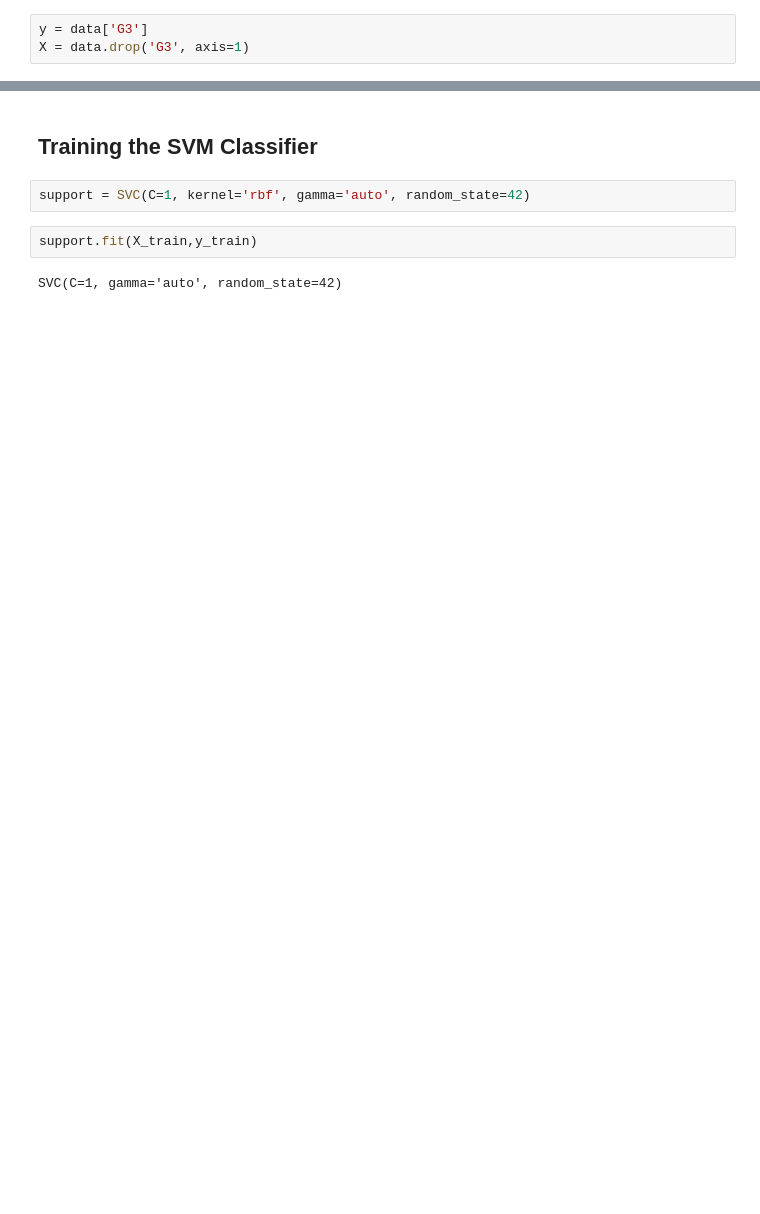
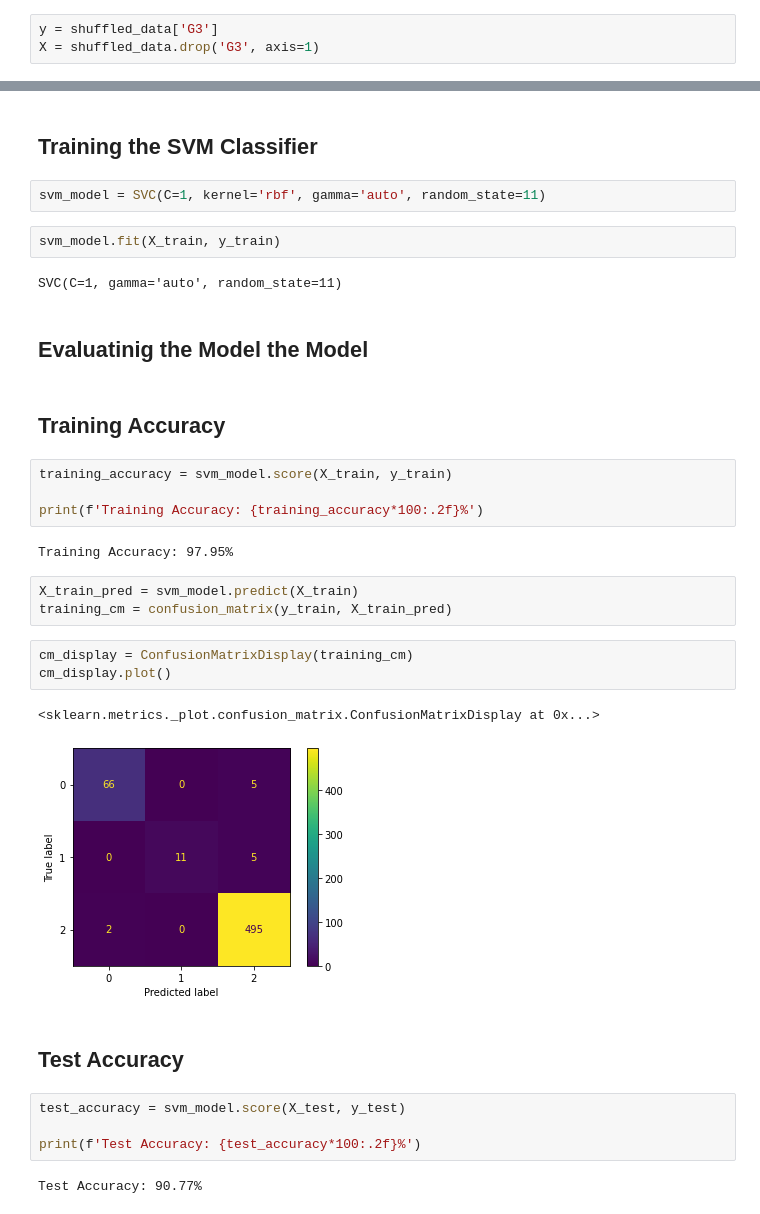
Before and after one commit to abdulrafey7047/Student_Performance_Perdiction_using_SVM_and_DNN, a Jupyter notebook: notebook.ipynb, the cells around one changed output, grey strips where cells are left out. Drawn from its saved outputs; the diff is of its cells as text; blank space fills up the shorter version.

```diff
--- a/notebook.ipynb
+++ b/notebook.ipynb
@@ -148,4 +152,4 @@ data['G3'] = data['G3'].apply(grades_to_class)
 # %%
-y = data['G3']
-X = data.drop('G3', axis=1)
+y = shuffled_data['G3']
+X = shuffled_data.drop('G3', axis=1)
 # %%
@@ -153,8 +161,35 @@ X_train, X_test, y_train, y_test = train_test_split(X, y, test_size=0.10, random
 # %% [markdown]
 ## Training the SVM Classifier
 # %%
-support = SVC(C=1, kernel='rbf', gamma='auto', random_state=42)
+svm_model = SVC(C=1, kernel='rbf', gamma='auto', random_state=11)
 # %%
-support.fit(X_train,y_train)
+svm_model.fit(X_train, y_train)
 # %% [output]
-SVC(C=1, gamma='auto', random_state=42)
+SVC(C=1, gamma='auto', random_state=11)
+# %% [markdown]
+## Evaluatinig the Model the Model
+# %% [markdown]
+## Training Accuracy
+# %%
+training_accuracy = svm_model.score(X_train, y_train)
+
+print(f'Training Accuracy: {training_accuracy*100:.2f}%')
+# %% [output]
+Training Accuracy: 97.95%
+# %%
+X_train_pred = svm_model.predict(X_train)
+training_cm = confusion_matrix(y_train, X_train_pred)
+# %%
+cm_display = ConfusionMatrixDisplay(training_cm)
+cm_display.plot()
+# %% [output]
+<sklearn.metrics._plot.confusion_matrix.ConfusionMatrixDisplay at 0x...>
+[figure, added]
+# %% [markdown]
+## Test Accuracy
+# %%
+test_accuracy = svm_model.score(X_test, y_test)
+
+print(f'Test Accuracy: {test_accuracy*100:.2f}%')
+# %% [output]
+Test Accuracy: 90.77%
```
Also changed, not shown: parts of 35 cells of this notebook.
